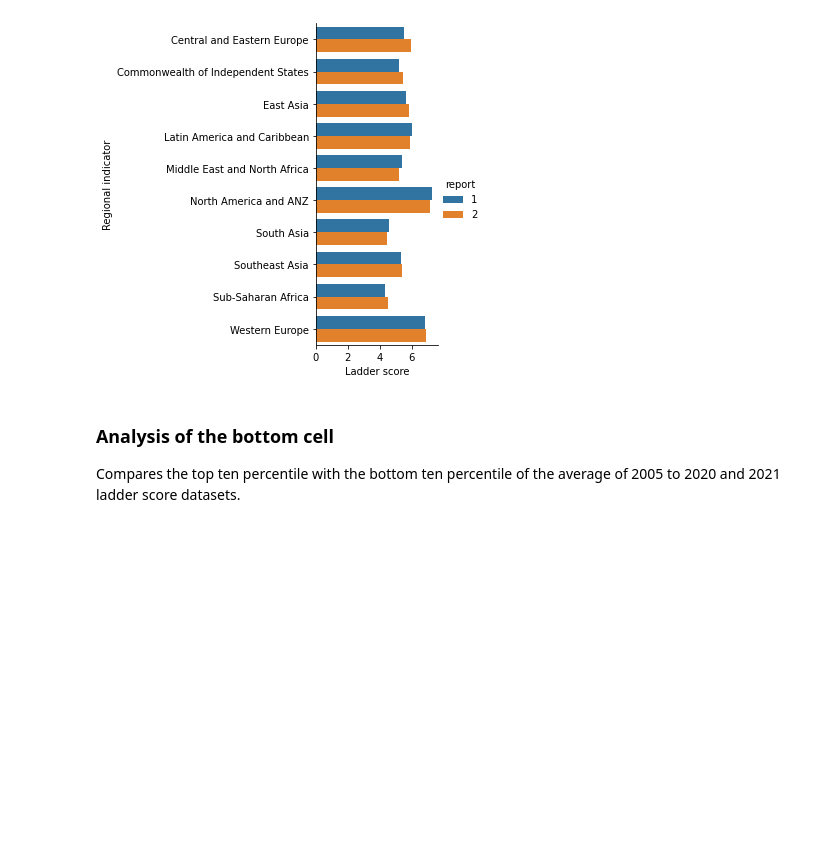
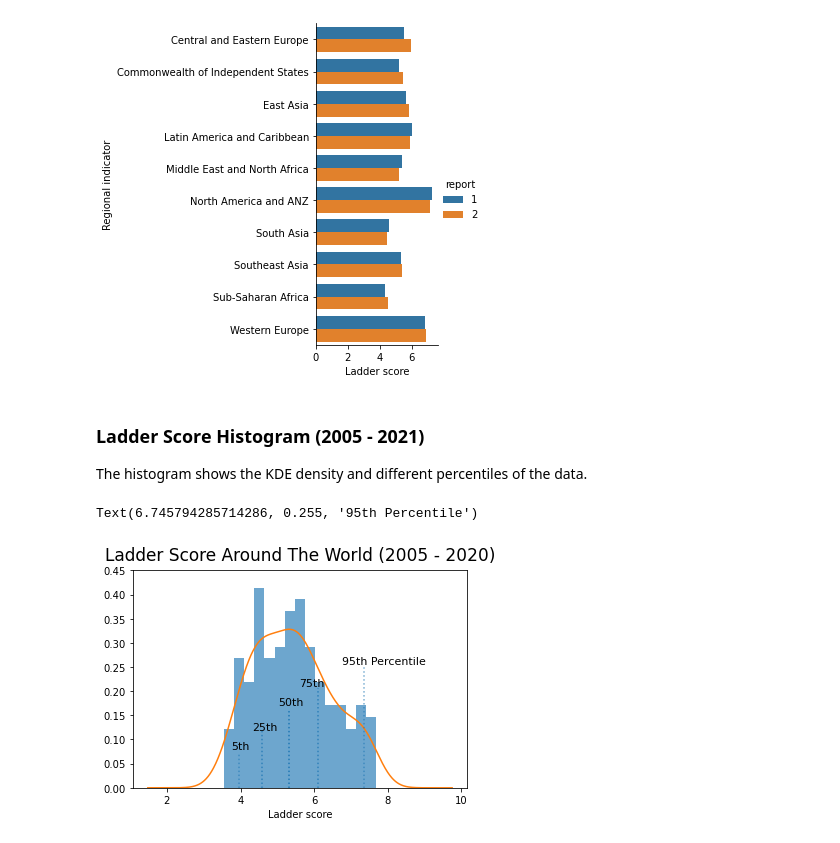
Before and after one commit to azhouzhu/Causal-Analysis-on-Happiness-Levels-Before-And-After-COVID-19, a Jupyter notebook: DH100 project.ipynb, the cells around one changed output. Saved outputs shown, nothing was run; the diff lists cells and outputs as text; code cells hidden in the pictures; blank space fills up the shorter version.

```diff
--- a/DH100 project.ipynb
+++ b/DH100 project.ipynb
@@ -167,6 +236,3 @@ sns.factorplot(x='Ladder score', y='Regional indicator', hue='report', kind='bar
 # %% [output]
 <seaborn.axisgrid.FacetGrid at 0x...>
 [figure]
-# %% [markdown]
-### Analysis of the bottom cell ###
-Compares the top ten percentile with the bottom ten percentile of the average of 2005 to 2020 and 2021 ladder score datasets.
@@ -180,0 +239,39 @@ Compares the top ten percentile with the bottom ten percentile of the average of
+# %% [markdown]
+### Ladder Score Histogram (2005 - 2021)
+The histogram shows the KDE density and different percentiles of the data.
+# %%
+# https://towardsdatascience.com/take-your-histograms-to-the-next-level-using-matplotlib-5f093ad7b9d3
+ladScore1 = report1_meanByCountry['Ladder score']
+
+fig1, ax1 = plt.subplots(figsize = (6, 4))
+ladScore1.plot(kind = 'hist', density = True, alpha = 0.65, bins = 15)
+ladScore1.plot(kind = 'kde')
+
+# x
+ax1.set_xlabel('Ladder score')
+# y
+ax1.set_ylim(0, 0.45)
+
+#style
+# ladScore.plot(kind = 'hist', density = True, alpha = 0.65, bins = 15)
+ax1.grid(False)
+ax1.set_title('Ladder Score Around The World (2005 - 2020)', size = 17, pad = 10)
+ax1.set_ylabel("")
+
+#calculate percentiles
+quant1_5, quant1_25, quant1_50, quant1_75, quant1_95 = ladScore1.quantile(0.05), ladScore1.quantile(0.25), ladScore1.quantile(0.50), ladScore1.quantile(0.75), ladScore1.quantile(0.95)
+# [quantile, opacity, length]
+quants1 = [[quant1_5, 0.6, 0.16], [quant1_25, 0.8, 0.26], [quant1_50, 1.0, 0.36], [quant1_75, 0.8, 0.46], [quant1_95, 0.6, 0.56]]
+#plot lines with loop
+for i in quants1:
+    ax1.axvline(i[0], alpha = i[1], ymax = i[2], linestyle = ':')
+
+# Text description of percentiles
+ax1.text(quant1_5-.2, 0.08, "5th", size = 11, alpha = 1)
+ax1.text(quant1_25-.25, 0.12, "25th", size = 11, alpha = 1)
+ax1.text(quant1_50-.30, 0.17, "50th", size = 11, alpha = 1)
+ax1.text(quant1_75-.50, 0.21, "75th", size = 11, alpha = 1)
+ax1.text(quant1_95-.60, 0.255, "95th Percentile", size = 11, alpha = 1)
+# %% [output]
+Text(6.745794285714286, 0.255, '95th Percentile')
+[figure, added]
```
Also changed, not shown: parts of 41 cells of this notebook.
